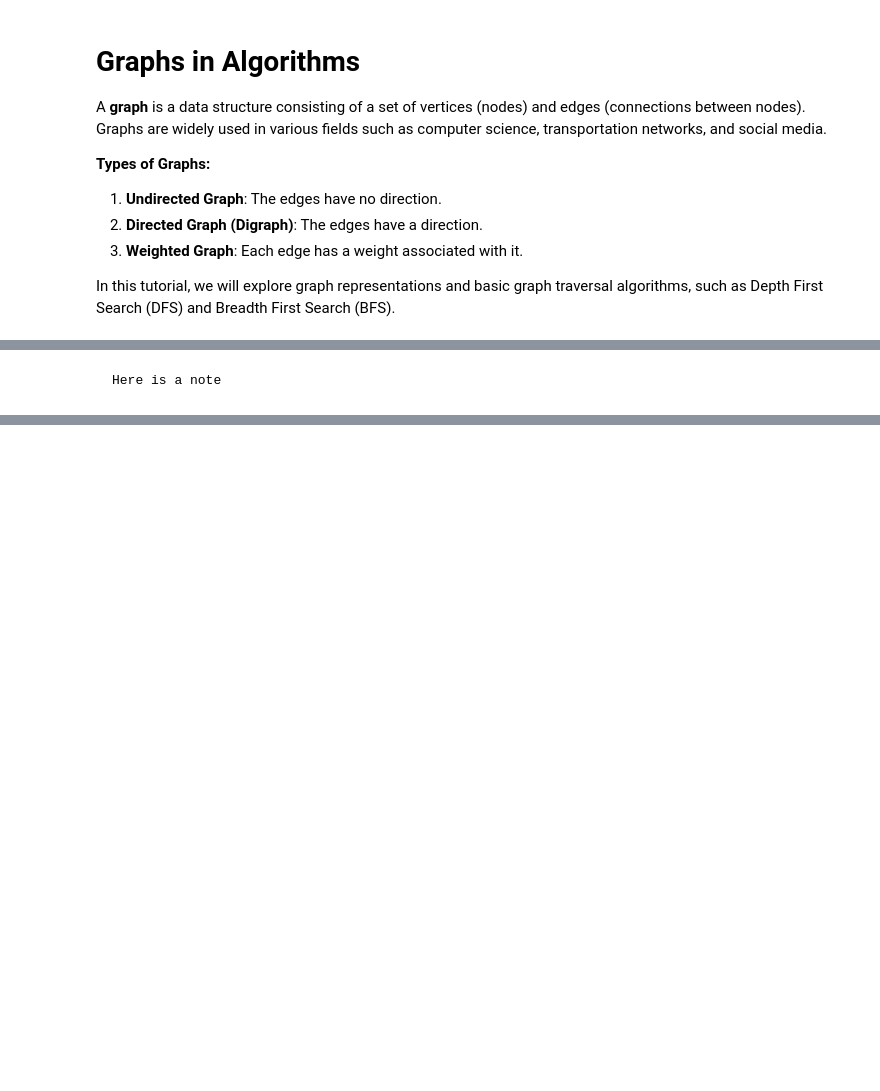
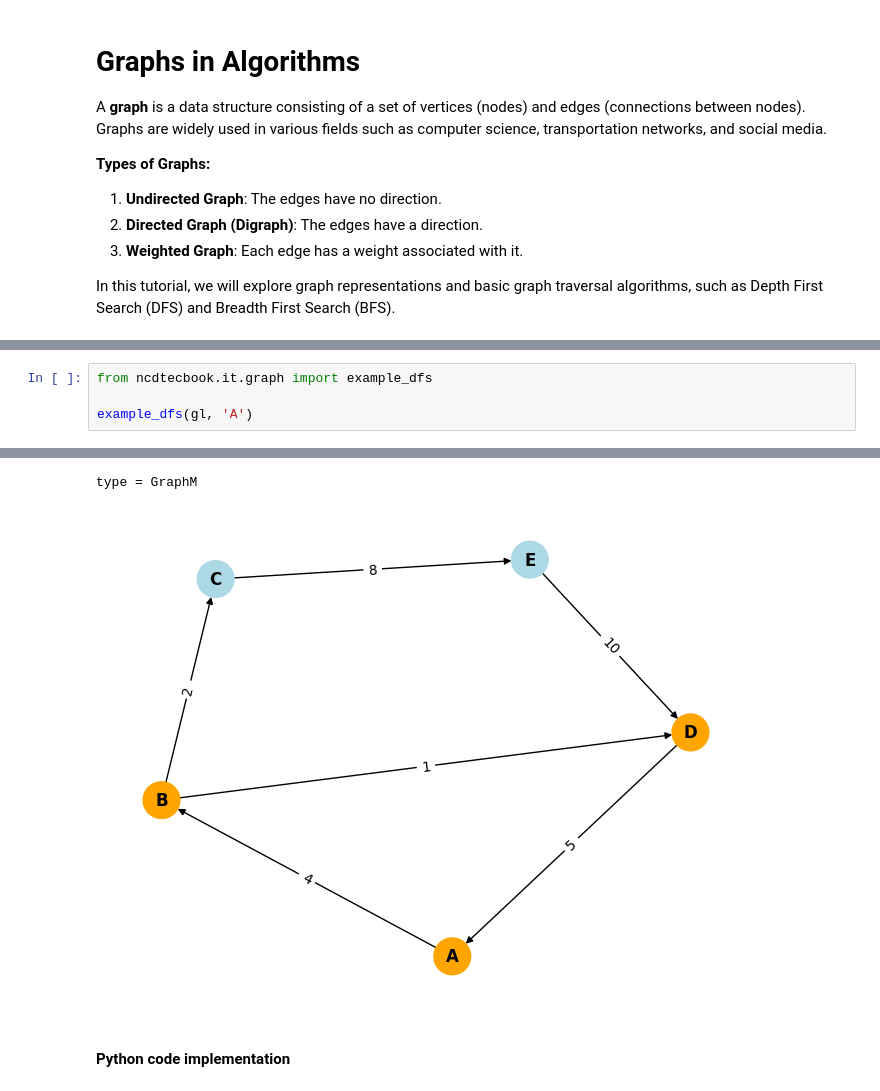
Before and after one commit to suhelhammoud/ncd-tec-book, a Jupyter notebook: _sources/1-information-technology/101-graphs.ipynb, the cells around one changed output, grey strips where cells are left out. Drawn from its saved outputs; the diff is of its cells as text; blank space fills up the shorter version.

````diff
--- a/_sources/1-information-technology/101-graphs.ipynb
+++ b/_sources/1-information-technology/101-graphs.ipynb
@@ -35,4 +35,5 @@ print(gl)
-# %% [markdown]
-```{note}
-Here is a note
-```
+# %%
+from ncdtecbook.it.graph import example_dfs
+
+example_dfs(gl, 'A')
+# %% [output]
@@ -39,3 +41,7 @@ Here is a note
+type = GraphM
+[figure, added]
+# %% [markdown]
+#### Python code implementation
 # %% [markdown]
 ```python
 
````
Also changed, not shown: parts of 26 cells of this notebook, 16 other files.
